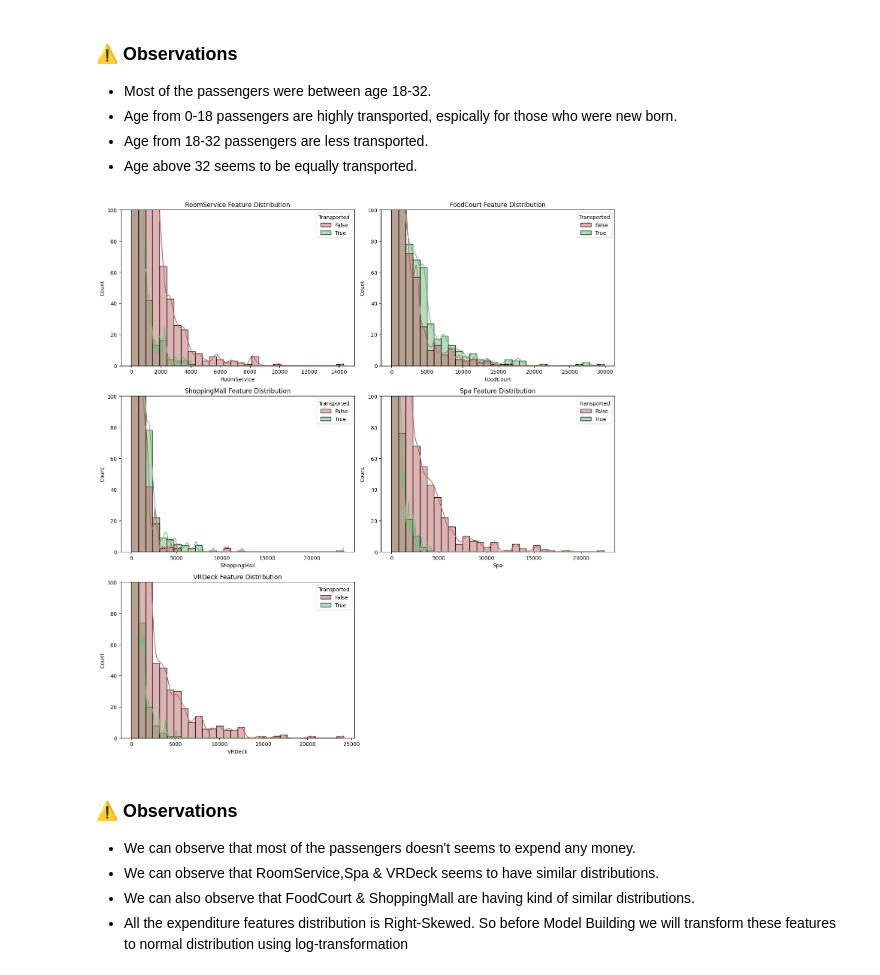
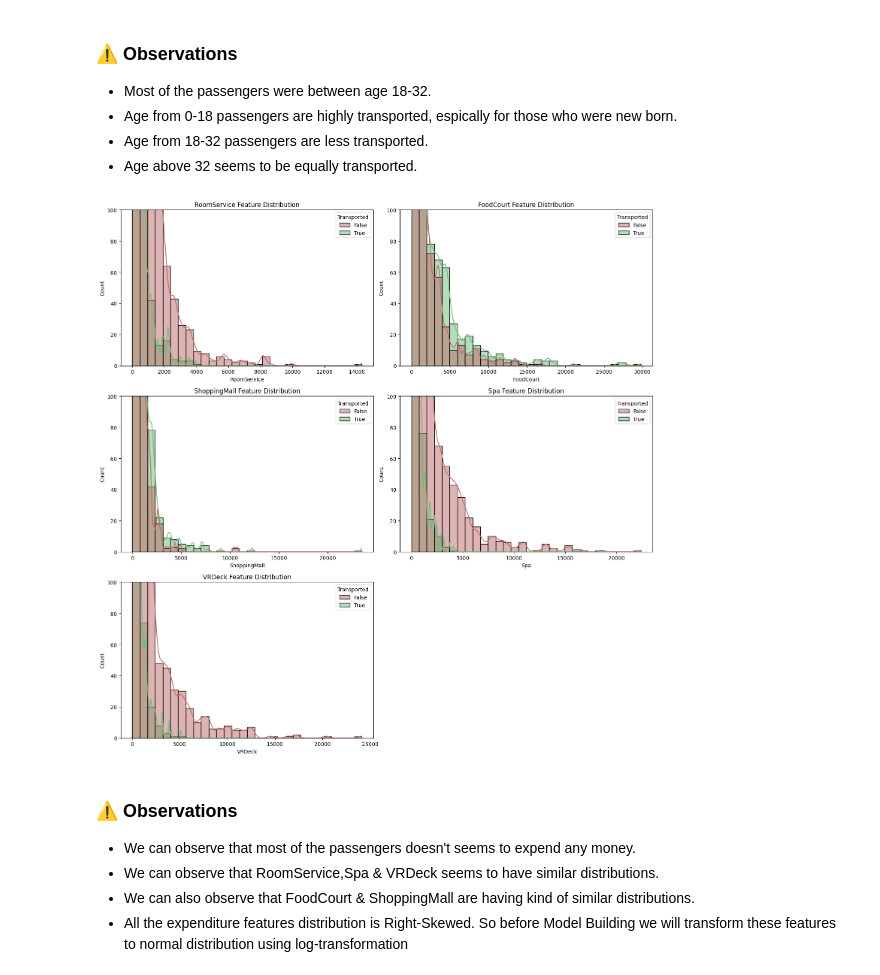
Before and after one commit to just-juanma/Spaceship-Titanic, a Jupyter notebook: notebooks/ExploratoryDataAnalysis.ipynb, the cells around one changed output. Saved outputs shown, nothing was run; the diff lists cells and outputs as text; code cells hidden in the pictures.

Commit message:
adding graphs

```diff
--- a/notebooks/ExploratoryDataAnalysis.ipynb
+++ b/notebooks/ExploratoryDataAnalysis.ipynb
@@ -36,15 +36,15 @@ Text(0.5, 1.0, 'Age Feature Distribution')
 # %%
 # Visualizing All Expenditure Features ("RoomService","FoodCourt","ShoppingMall","Spa","VRDeck")
 exp_cols = ["RoomService","FoodCourt","ShoppingMall","Spa","VRDeck"]
-plt.figure(figsize=(14,15))
+plt.figure(figsize=(15,15))
 for i, col in enumerate(exp_cols):
     plt.subplot(3,2,i + 1)
     sns.histplot(x=col, hue="Transported", data=train_df,kde=True,bins=30,palette=color_pallete)
     plt.ylim(top=100)
     plt.title(f"{col} Feature Distribution")
     plt.tight_layout()
 # %% [output]
-[figure, old version]
+[figure, new version]
 # %% [markdown]
 ### ⚠ Observations
 * We can observe that most of the passengers doesn't seems to expend any money.
```
Also changed, not shown: parts of 1 cell of this notebook, 8 other files.
